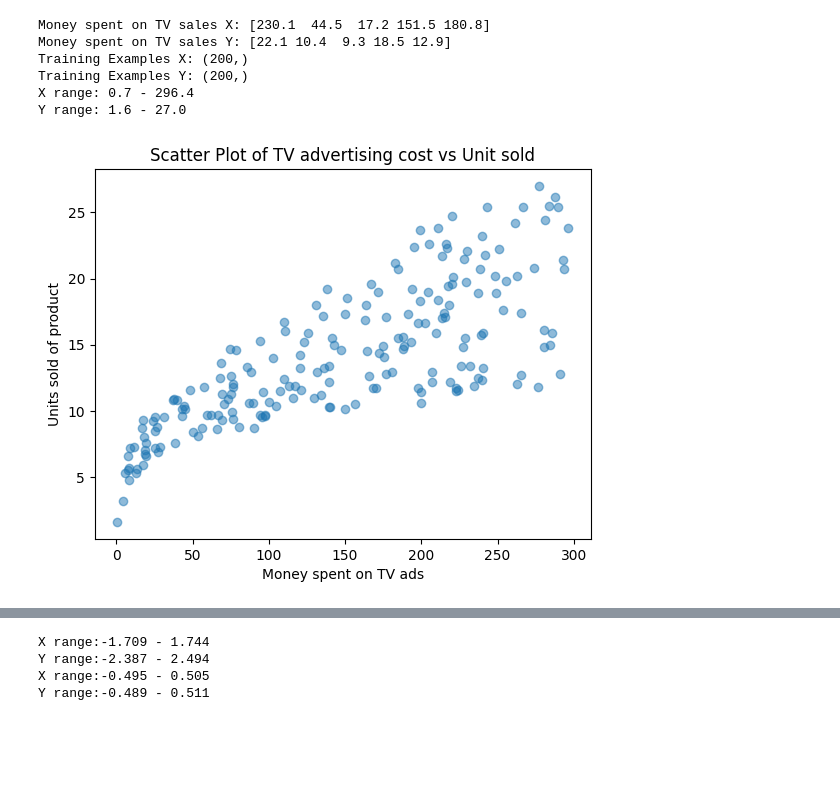
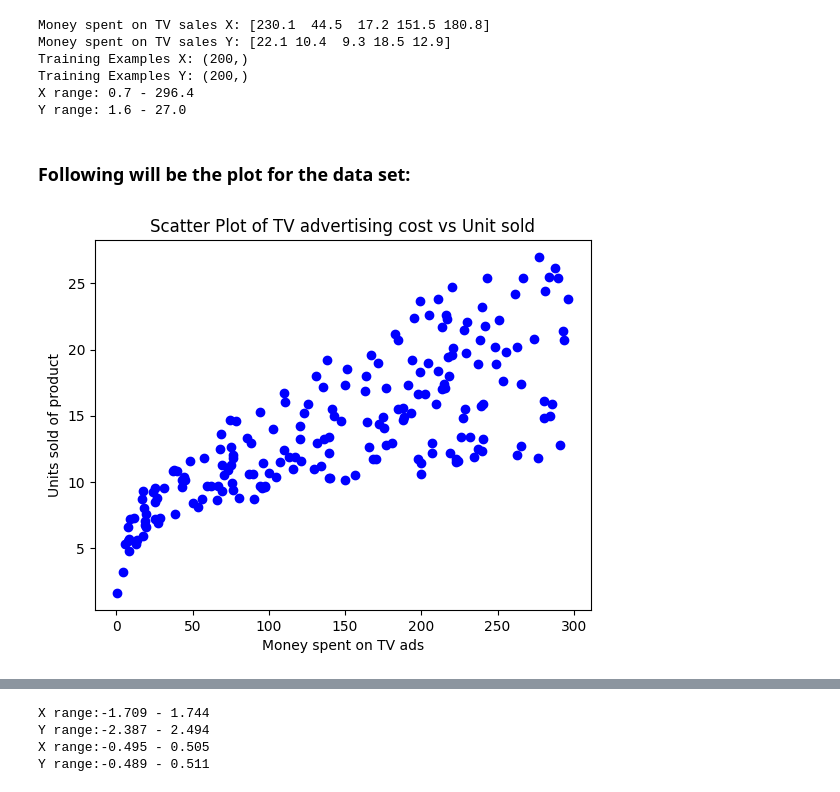
Before and after one commit to iotareal/Linear-Regression-from-Scratch, a Jupyter notebook: notebooks/Basic_data_handling_and_Processing.ipynb, the cells around one changed output, grey strips where cells are left out. Saved outputs shown, nothing was run; the diff lists cells and outputs as text; code cells hidden in the pictures; blank space fills up the shorter version.

Commit message:
Completed Data Handling till Z-Score

```diff
--- a/notebooks/Basic_data_handling_and_Processing.ipynb
+++ b/notebooks/Basic_data_handling_and_Processing.ipynb
@@ -36,12 +36,14 @@ Training Examples X: (200,)
 Training Examples Y: (200,)
 X range: 0.7 - 296.4
 Y range: 1.6 - 27.0
+# %% [markdown]
+### Following will be the plot for the data set:
 # %%
 
-plt.scatter(X, Y,alpha=0.5)
+plt.scatter(X, Y,color='blue', label='Data Points')
 plt.title('Scatter Plot of TV advertising cost vs Unit sold')
 plt.xlabel('Money spent on TV ads')
 plt.ylabel('Units sold of product')
 plt.show()
 # %% [output]
-[figure, old version]
+[figure, new version]
```
Also changed, not shown: parts of 8 cells of this notebook, 21 other files.
